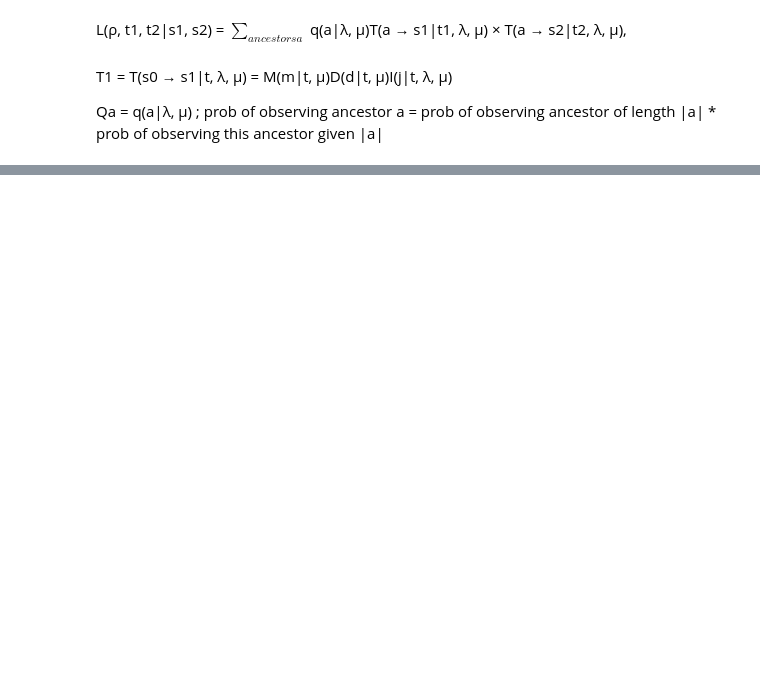
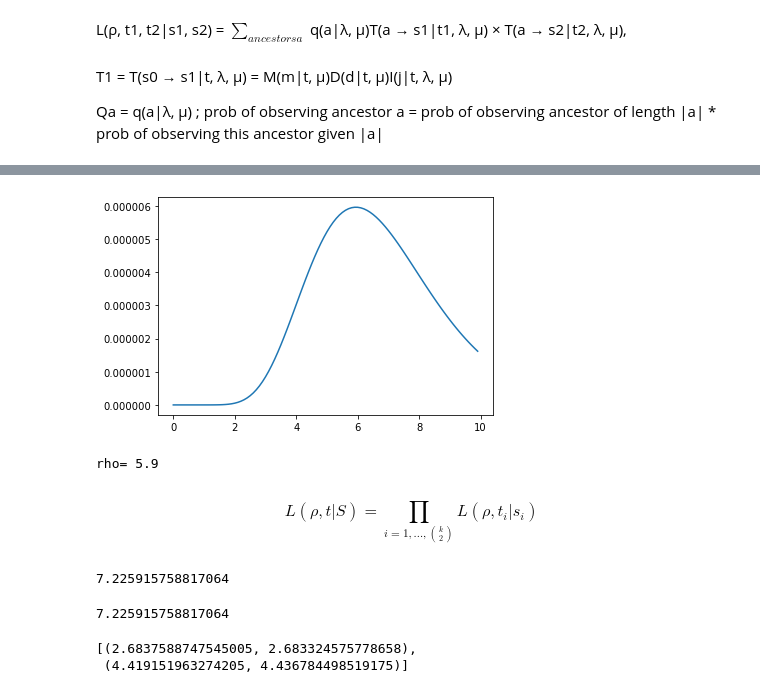
Before and after one commit to maepz/CRISPR_distance, a Jupyter notebook: CRISPR_distance_brouillon.ipynb, the cells around one changed output, grey strips where cells are left out. Drawn from its saved outputs; the diff is of its cells as text; code cells hidden in the pictures; blank space fills up the shorter version.

```diff
--- a/CRISPR_distance_brouillon.ipynb
+++ b/CRISPR_distance_brouillon.ipynb
@@ -705,0 +819,57 @@ NameError: name 'prob_n_given_ro' is not defined
+# %%
+fig, ax = plt.subplots()
+
+# Make data.
+T = (2.7,2.7)
+X = np.arange(0,10, 0.1)
+# X, Y = np.meshgrid(X, Y)
+Y = (L(X,T,PAIR,(1,12)))
+
+# Plot the surface.
+# surf = ax.plot_surface(X, Y,Z=0, cmap=cm.coolwarm,linewidth=0, antialiased=False)
+ax.plot(X, Y, label='curve in (x,y)')
+
+# Customize the z axis.
+# ax.set_zlim(0, 0.000005)
+# ax.zaxis.set_major_locator(LinearLocator(10))
+# ax.zaxis.set_major_formatter(FormatStrFormatter('%.02f'))
+
+# Add a color bar which maps values to colors.
+# fig.colorbar(surf, shrink=0.5, aspect=5)
+
+plt.show()
+
+max_Y=np.argmax(Y)
+print('rho=',X.flatten()[max_Y])
+# %% [output]
+[figure, added]
+rho= 5.9
+# %% [markdown]
+$$L(ρ, t|S)= \prod_{i=1,...,{k \choose 2}}L(ρ, t_i|s_i)$$
+# %%
+import itertools
+from CRISPR_functions import is_overlapping
+
+arrays=[[9,2,3,4,5],[0,1,2,3,7,8],[1,10,11,12,13]]
+overlapping_arrays=[pair for pair in list(itertools.combinations(arrays,2)) if is_overlapping(pair[0],pair[1])==1]
+rho=5
+size_lims=[1,12]
+
+
+t1t2_list=[]
+pair_list=[]
+for pair in overlapping_arrays:
+    PAIR=CRISPR_pair(pair[0],pair[1])
+
+    pair_list+=[PAIR]
+    t1t2_list+=[tuple(minimize(LL_floating_t,[1,1],method='Powell',args=(rho,PAIR,size_lims)).x)]
+t1t2_list
+pair_list
+
+def LL_floating_rho(x,t1t2_list,pair_list,size_lims):
+    return(sum([-np.log(L(x,t1t2_list[i],pair_list[i],size_lims)) for i in range(len(pair_list))]))
+
+print(minimize(LL_floating_rho,[2],method='Powell',args=(t1t2_list,pair_list,size_lims)).x)
+# LL_floating_rho(rho,t1t2_list,pair_list)
+# %% [output]
+7.225915758817064
@@ -705,0 +888,9 @@ NameError: name 'prob_n_given_ro' is not defined
+# %%
+OPTIMIZE_rho(t1t2_list,pair_list,size_lims)
+# %% [output]
+7.225915758817064
+# %%
+OPTIMIZE_t1t2(overlapping_arrays,size_lims)
+# %% [output]
+[(2.6837588747545005, 2.683324575778658),
+ (4.419151963274205, 4.436784498519175)]
```
Also changed, not shown: parts of 9 cells of this notebook, 2 other files.
